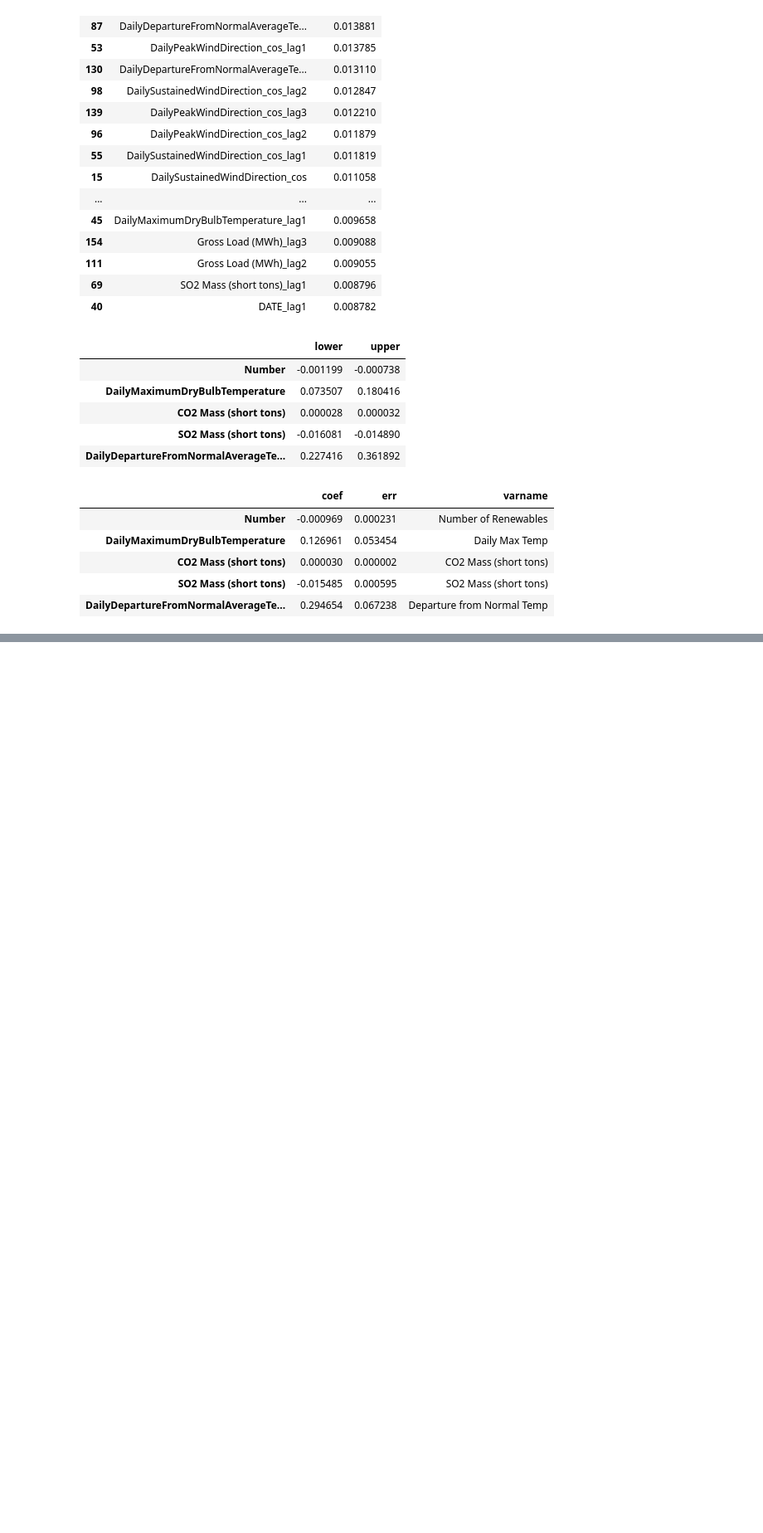
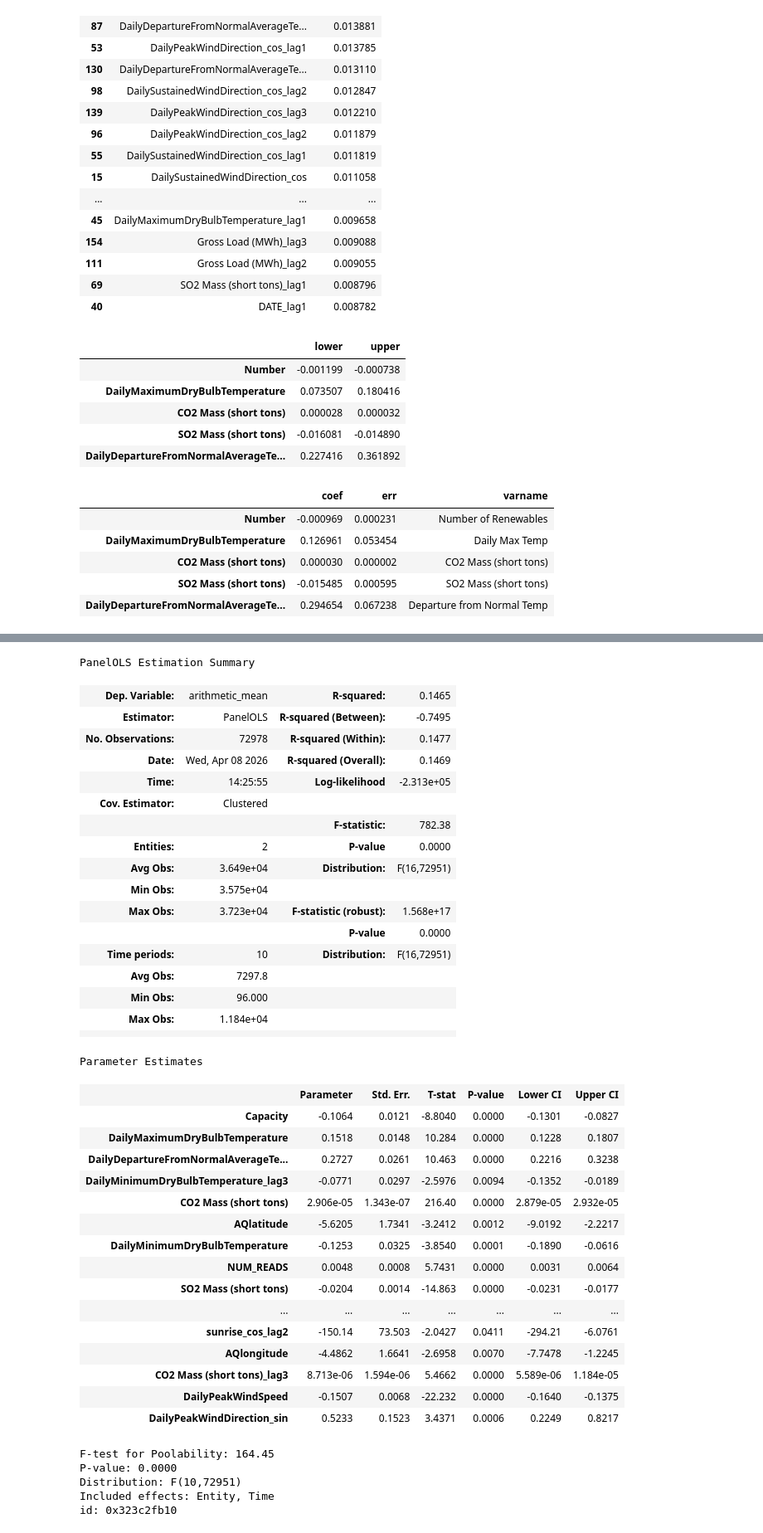
Before and after one commit to griffinberonio/AAE-724-Repo, a Jupyter notebook: Final_Model_Analysis.ipynb, the cells around one changed output, grey strips where cells are left out. Shown at 83% size. Cells and saved outputs as stored; diff of their text form; code cells hidden in the pictures; blank space fills up the shorter version.

```diff
--- a/Final_Model_Analysis.ipynb
+++ b/Final_Model_Analysis.ipynb
@@ -707,0 +777,44 @@ fs = 16
+# %%
+# AQI on Capacity Dot and whisker plot:
+OLS_AQI_CAP
+# %% [output]
+PanelOLS Estimation Summary
+| Dep. Variable: | arithmetic_mean | R-squared: | 0.1465 |
+| Estimator: | PanelOLS | R-squared (Between): | -0.7495 |
+| No. Observations: | 72978 | R-squared (Within): | 0.1477 |
+| Date: | Wed, Apr 08 2026 | R-squared (Overall): | 0.1469 |
+| Time: | 14:25:55 | Log-likelihood | -2.313e+05 |
+| Cov. Estimator: | Clustered |  |  |
+|  |  | F-statistic: | 782.38 |
+| Entities: | 2 | P-value | 0.0000 |
+| Avg Obs: | 3.649e+04 | Distribution: | F(16,72951) |
+| Min Obs: | 3.575e+04 |  |  |
+| Max Obs: | 3.723e+04 | F-statistic (robust): | 1.568e+17 |
+|  |  | P-value | 0.0000 |
+| Time periods: | 10 | Distribution: | F(16,72951) |
+| Avg Obs: | 7297.8 |  |  |
+| Min Obs: | 96.000 |  |  |
+| Max Obs: | 1.184e+04 |  |  |
+|  |  |  |  |
+Parameter Estimates
+|  | Parameter | Std. Err. | T-stat | P-value | Lower CI | Upper CI |
+| Capacity | -0.1064 | 0.0121 | -8.8040 | 0.0000 | -0.1301 | -0.0827 |
+| DailyMaximumDryBulbTemperature | 0.1518 | 0.0148 | 10.284 | 0.0000 | 0.1228 | 0.1807 |
+| DailyDepartureFromNormalAverageTe... | 0.2727 | 0.0261 | 10.463 | 0.0000 | 0.2216 | 0.3238 |
+| DailyMinimumDryBulbTemperature_lag3 | -0.0771 | 0.0297 | -2.5976 | 0.0094 | -0.1352 | -0.0189 |
+| CO2 Mass (short tons) | 2.906e-05 | 1.343e-07 | 216.40 | 0.0000 | 2.879e-05 | 2.932e-05 |
+| AQlatitude | -5.6205 | 1.7341 | -3.2412 | 0.0012 | -9.0192 | -2.2217 |
+| DailyMinimumDryBulbTemperature | -0.1253 | 0.0325 | -3.8540 | 0.0001 | -0.1890 | -0.0616 |
+| NUM_READS | 0.0048 | 0.0008 | 5.7431 | 0.0000 | 0.0031 | 0.0064 |
+| SO2 Mass (short tons) | -0.0204 | 0.0014 | -14.863 | 0.0000 | -0.0231 | -0.0177 |
+| ... | ... | ... | ... | ... | ... | ... |
+| sunrise_cos_lag2 | -150.14 | 73.503 | -2.0427 | 0.0411 | -294.21 | -6.0761 |
+| AQlongitude | -4.4862 | 1.6641 | -2.6958 | 0.0070 | -7.7478 | -1.2245 |
+| CO2 Mass (short tons)_lag3 | 8.713e-06 | 1.594e-06 | 5.4662 | 0.0000 | 5.589e-06 | 1.184e-05 |
+| DailyPeakWindSpeed | -0.1507 | 0.0068 | -22.232 | 0.0000 | -0.1640 | -0.1375 |
+| DailyPeakWindDirection_sin | 0.5233 | 0.1523 | 3.4371 | 0.0006 | 0.2249 | 0.8217 |
+F-test for Poolability: 164.45
+P-value: 0.0000
+Distribution: F(10,72951)
+Included effects: Entity, Time
+id: 0x323c2fb10
```
Also changed, not shown: parts of 17 cells of this notebook, 2 other files.
